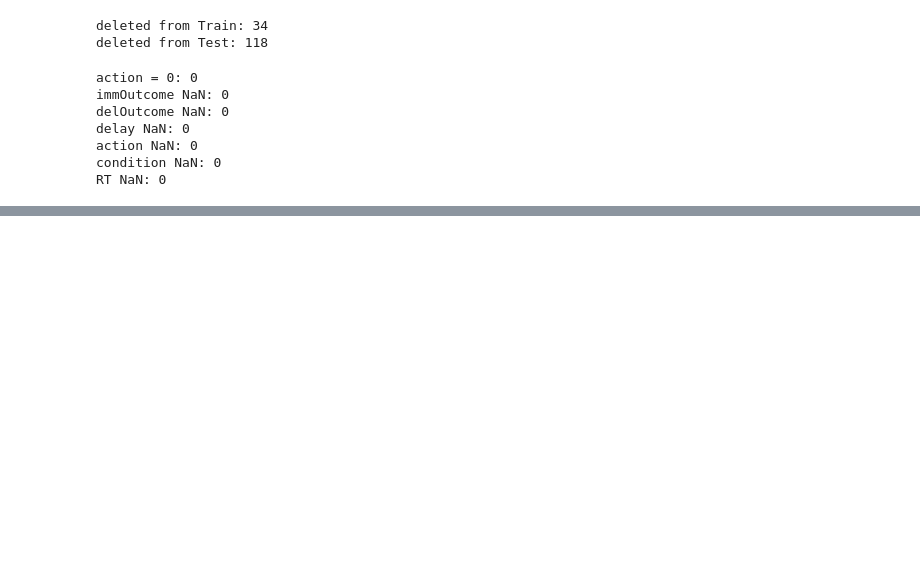
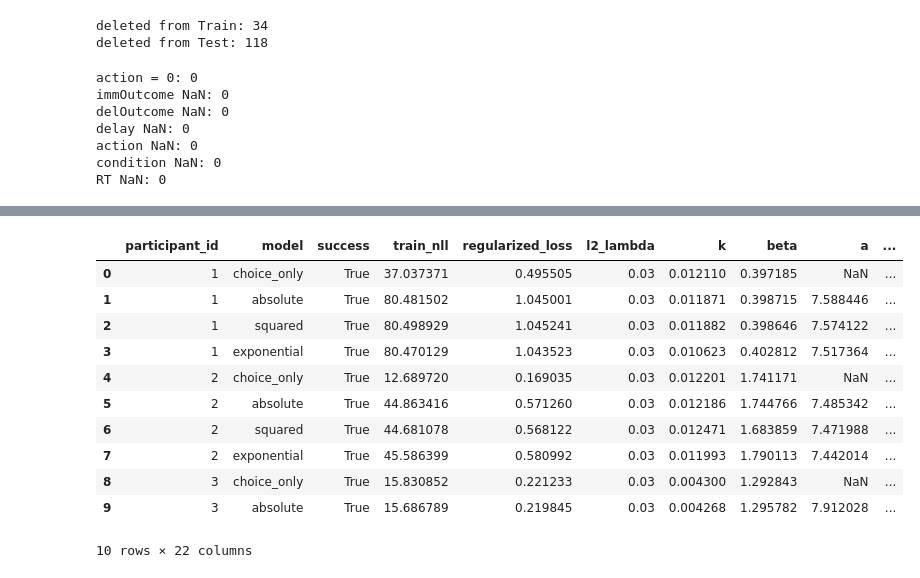
Before and after one commit to TonyDql/cog_dt_sci_final_proj, a Jupyter notebook: dt_process.ipynb, the cells around one changed output, grey strips where cells are left out. Cells and saved outputs as stored; diff of their text form; code cells hidden in the pictures; blank space fills up the shorter version.

```diff
--- a/dt_process.ipynb
+++ b/dt_process.ipynb
@@ -218,0 +2227,35 @@ cleaned_data[0]["train"].head()
+# %%
+test_trial_counts = {
+    participant["participant_id"]: len(participant["test"])
+    for participant in cleaned_data
+}
+
+all_results["n_test"] = (
+    all_results["participant_id"]
+    .map(test_trial_counts)
+)
+
+all_results["test_choice_ll_per_trial"] = (
+    all_results["test_choice_ll"]
+    / all_results["n_test"]
+)
+
+all_results["test_rt_ll_per_trial"] = (
+    all_results["test_rt_ll"]
+    / all_results["n_test"]
+)
+
+all_results.head(10)
+# %% [output]
+|  | participant_id | model | success | train_nll | regularized_loss | l2_lambda | k | beta | a | ... |
+| 0 | 1 | choice_only | True | 37.037371 | 0.495505 | 0.03 | 0.012110 | 0.397185 | NaN | ... |
+| 1 | 1 | absolute | True | 80.481502 | 1.045001 | 0.03 | 0.011871 | 0.398715 | 7.588446 | ... |
+| 2 | 1 | squared | True | 80.498929 | 1.045241 | 0.03 | 0.011882 | 0.398646 | 7.574122 | ... |
+| 3 | 1 | exponential | True | 80.470129 | 1.043523 | 0.03 | 0.010623 | 0.402812 | 7.517364 | ... |
+| 4 | 2 | choice_only | True | 12.689720 | 0.169035 | 0.03 | 0.012201 | 1.741171 | NaN | ... |
+| 5 | 2 | absolute | True | 44.863416 | 0.571260 | 0.03 | 0.012186 | 1.744766 | 7.485342 | ... |
+| 6 | 2 | squared | True | 44.681078 | 0.568122 | 0.03 | 0.012471 | 1.683859 | 7.471988 | ... |
+| 7 | 2 | exponential | True | 45.586399 | 0.580992 | 0.03 | 0.011993 | 1.790113 | 7.442014 | ... |
+| 8 | 3 | choice_only | True | 15.830852 | 0.221233 | 0.03 | 0.004300 | 1.292843 | NaN | ... |
+| 9 | 3 | absolute | True | 15.686789 | 0.219845 | 0.03 | 0.004268 | 1.295782 | 7.912028 | ... |
+10 rows × 22 columns
```
Also changed, not shown: parts of 74 cells of this notebook.
